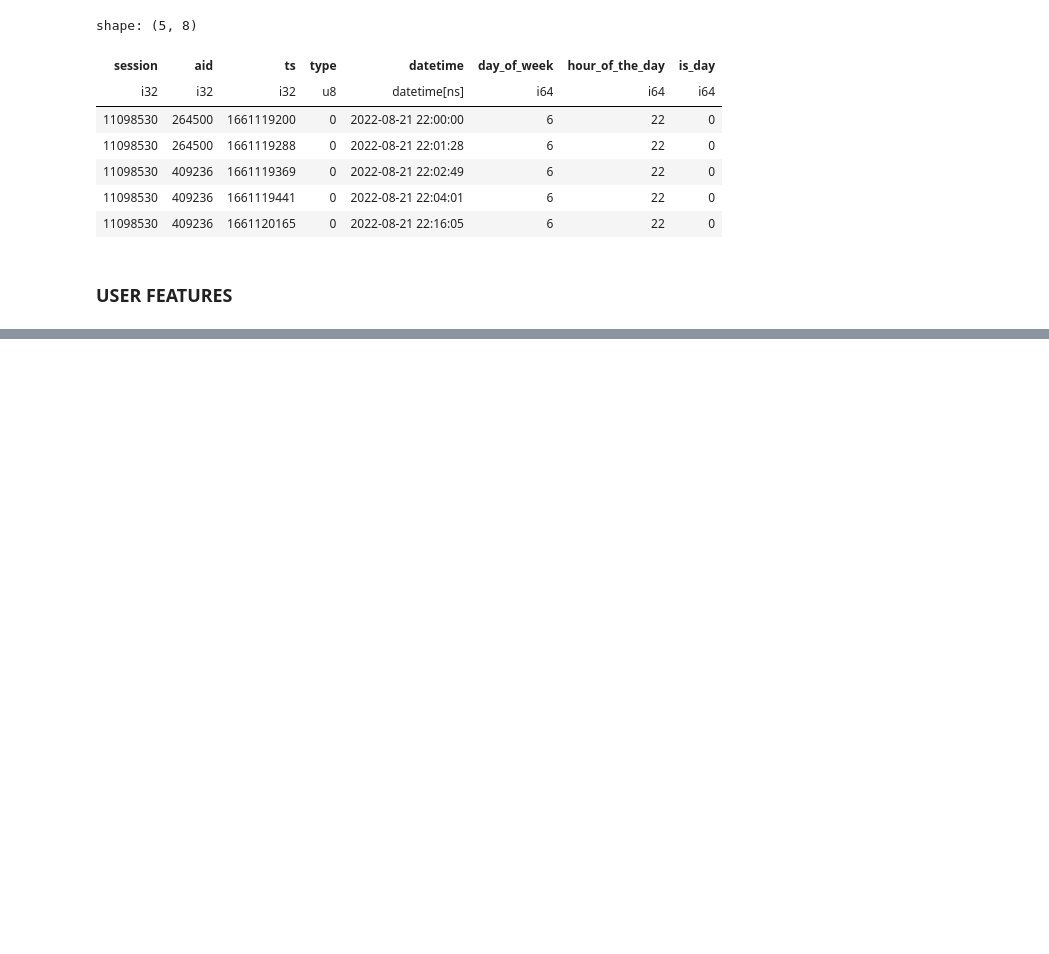
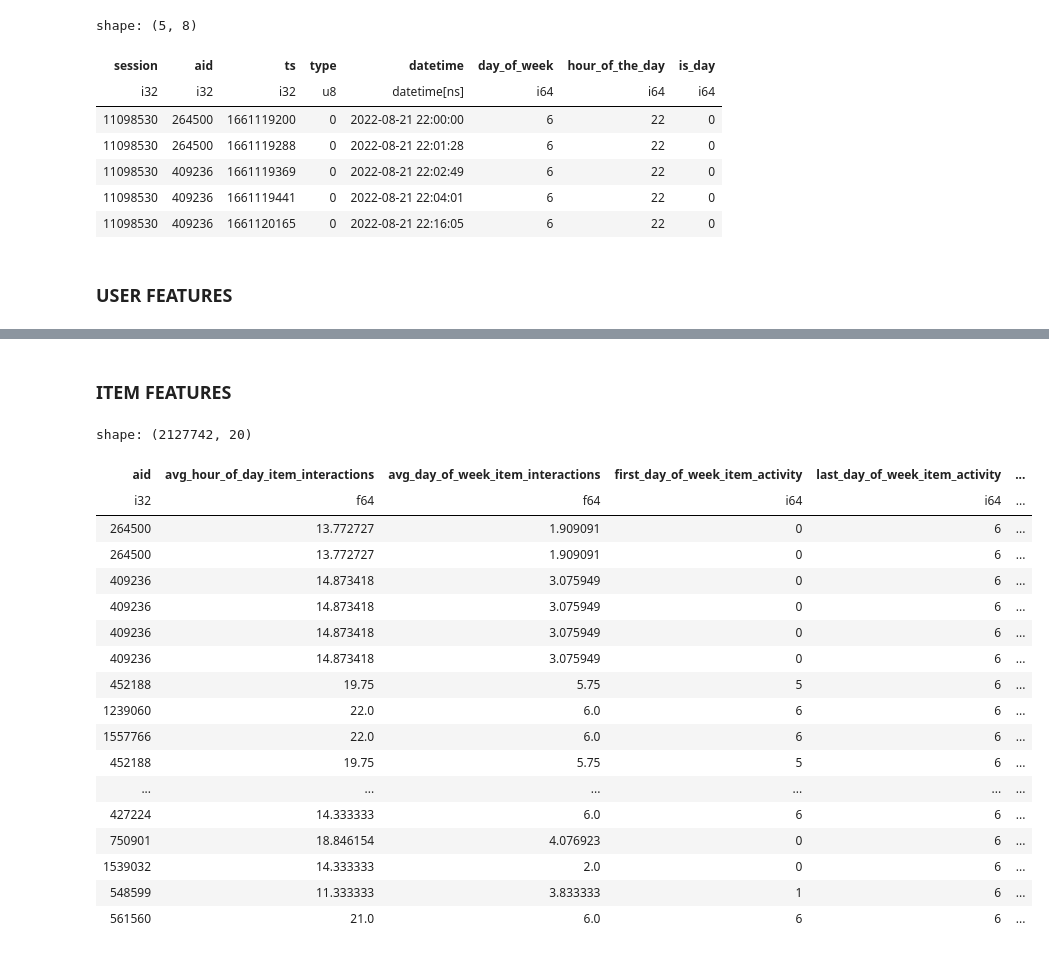
Before and after one commit to parthpankajtiwary/otto-recsys, a Jupyter notebook: src/create_user_item_features.ipynb, the cells around one changed output, grey strips where cells are left out. Drawn from its saved outputs; the diff is of its cells as text; code cells hidden in the pictures; blank space fills up the shorter version.

```diff
--- a/src/create_user_item_features.ipynb
+++ b/src/create_user_item_features.ipynb
@@ -735,0 +764,2 @@ shape: (10, 12)
+# %% [markdown]
+### ITEM FEATURES
@@ -735,0 +984,43 @@ shape: (10, 12)
+# %%
+pipeline = [
+    add_avg_hour_of_day_item_interactions,
+    add_avg_day_of_week_item_interactions,
+    add_first_day_of_week_item_activity,
+    add_last_day_of_week_item_activity,
+    add_first_hour_of_item_activity,
+    add_last_hour_of_item_activity,
+    lambda df: add_retype_ratio(df, 'clicks'),
+    lambda df: add_retype_ratio(df, 'carts'),
+    lambda df: add_retype_ratio(df, 'orders'),
+    add_most_popular_day_of_week_item_activity,
+    add_most_popular_hour_of_day_item_activity,
+    add_item_clicks_ratio,
+    add_item_carts_ratio,
+    add_type_ratio_last_7days,
+    add_type_ratio_last_24hours,
+]
+# %%
+item_features = apply(test, pipeline)
+item_features.unique(subset=['aid'])
+item_features = item_features.drop(columns=['session', 'ts', 'datetime', 'type', 'day_of_week', 'hour_of_the_day', 'is_day'])
+item_features
+# %% [output]
+shape: (2127742, 20)
+| aid | avg_hour_of_day_item_interactions | avg_day_of_week_item_interactions | first_day_of_week_item_activity | last_day_of_week_item_activity | ... |
+| i32 | f64 | f64 | i64 | i64 | ... |
+| 264500 | 13.772727 | 1.909091 | 0 | 6 | ... |
+| 264500 | 13.772727 | 1.909091 | 0 | 6 | ... |
+| 409236 | 14.873418 | 3.075949 | 0 | 6 | ... |
+| 409236 | 14.873418 | 3.075949 | 0 | 6 | ... |
+| 409236 | 14.873418 | 3.075949 | 0 | 6 | ... |
+| 409236 | 14.873418 | 3.075949 | 0 | 6 | ... |
+| 452188 | 19.75 | 5.75 | 5 | 6 | ... |
+| 1239060 | 22.0 | 6.0 | 6 | 6 | ... |
+| 1557766 | 22.0 | 6.0 | 6 | 6 | ... |
+| 452188 | 19.75 | 5.75 | 5 | 6 | ... |
+| ... | ... | ... | ... | ... | ... |
+| 427224 | 14.333333 | 6.0 | 6 | 6 | ... |
+| 750901 | 18.846154 | 4.076923 | 0 | 6 | ... |
+| 1539032 | 14.333333 | 2.0 | 0 | 6 | ... |
+| 548599 | 11.333333 | 3.833333 | 1 | 6 | ... |
+| 561560 | 21.0 | 6.0 | 6 | 6 | ... |
```
Also changed, not shown: parts of 10 cells of this notebook.
